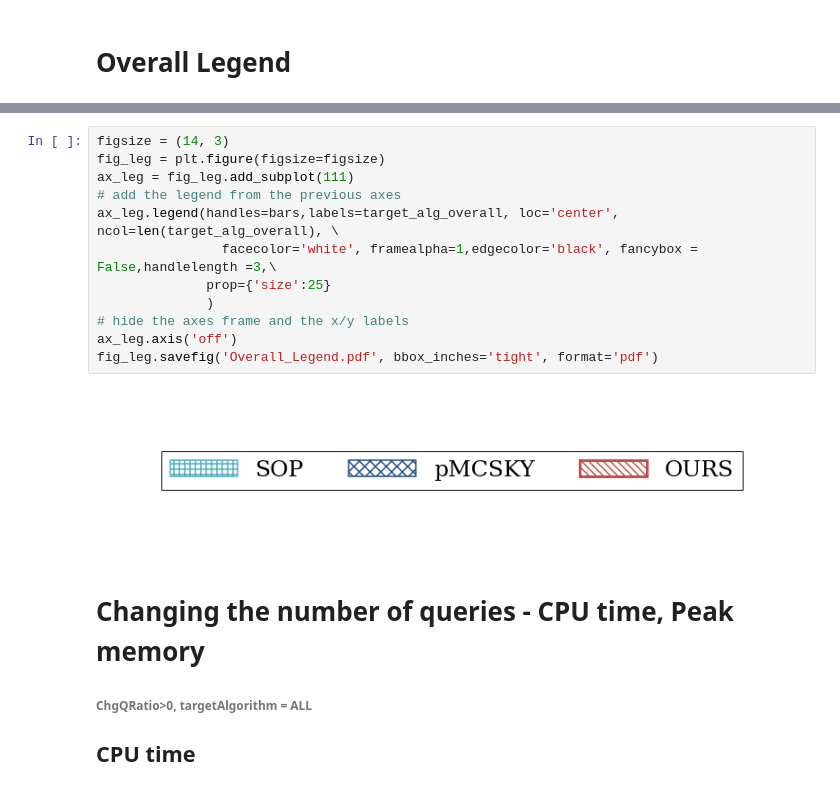
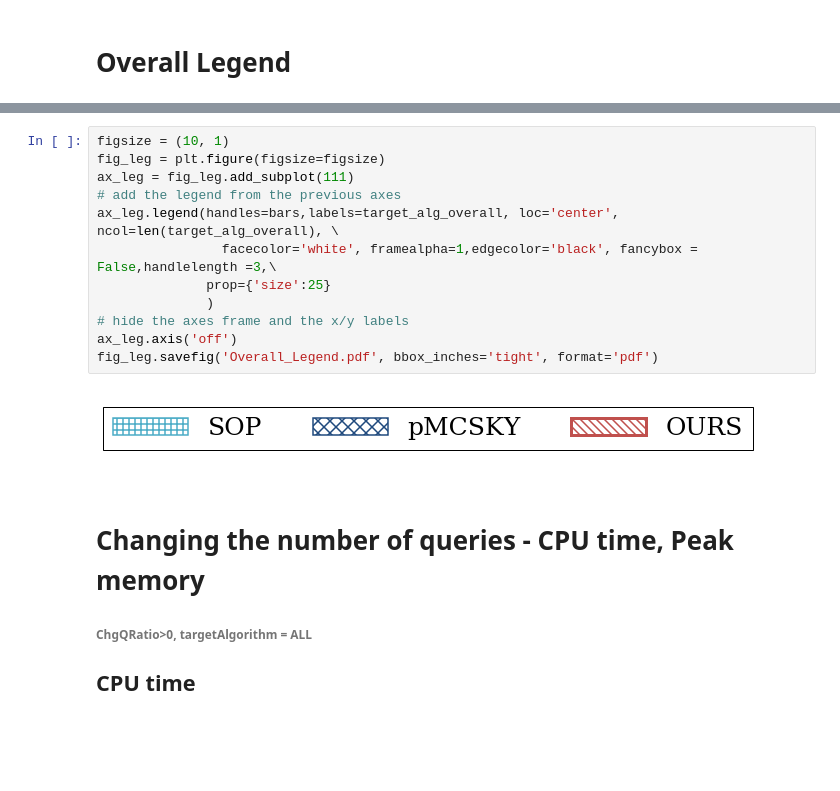
Before and after one commit to YoojuShin/SIGMOD2021LogScript, a Jupyter notebook: figure_script.ipynb, the cells around one changed output, grey strips where cells are left out. Cells and saved outputs as stored; diff of their text form; blank space fills up the shorter version.

Commit message:
legend done

```diff
--- a/figure_script.ipynb
+++ b/figure_script.ipynb
@@ -236,17 +236,17 @@ legend = ax.legend(handles=bars,labels=target_alg_overall,\
 # %%
-figsize = (14, 3)
+figsize = (10, 1)
 fig_leg = plt.figure(figsize=figsize)
 ax_leg = fig_leg.add_subplot(111)
 # add the legend from the previous axes
 ax_leg.legend(handles=bars,labels=target_alg_overall, loc='center', ncol=len(target_alg_overall), \
                 facecolor='white', framealpha=1,edgecolor='black', fancybox = False,handlelength =3,\
               prop={'size':25}
               )
 # hide the axes frame and the x/y labels
 ax_leg.axis('off')
 fig_leg.savefig('Overall_Legend.pdf', bbox_inches='tight', format='pdf')
 # %% [output]
-[figure, old version]
+[figure, new version]
 # %% [markdown]
 # Changing the number of queries - CPU time, Peak memory
 ###### ChgQRatio>0, targetAlgorithm = ALL
```
Also changed, not shown: parts of 14 cells of this notebook.
